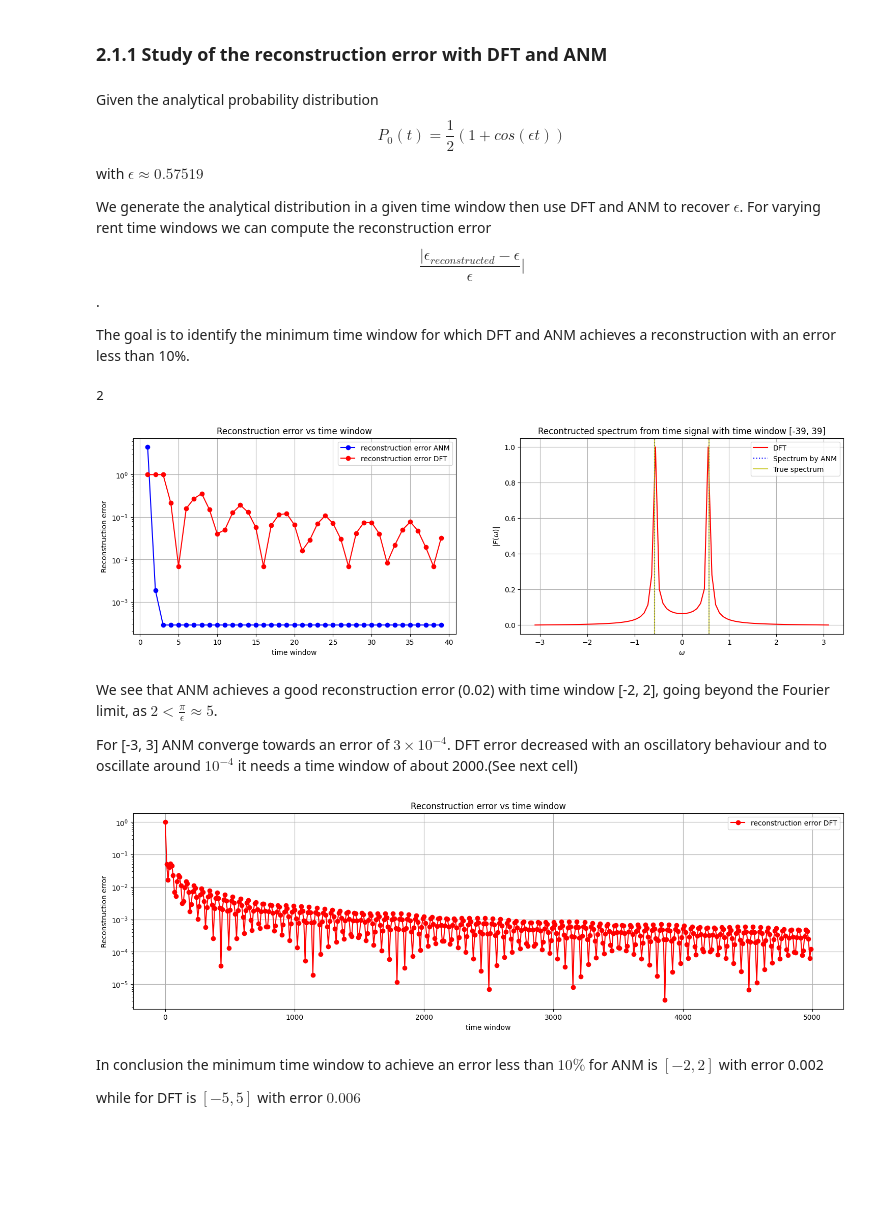
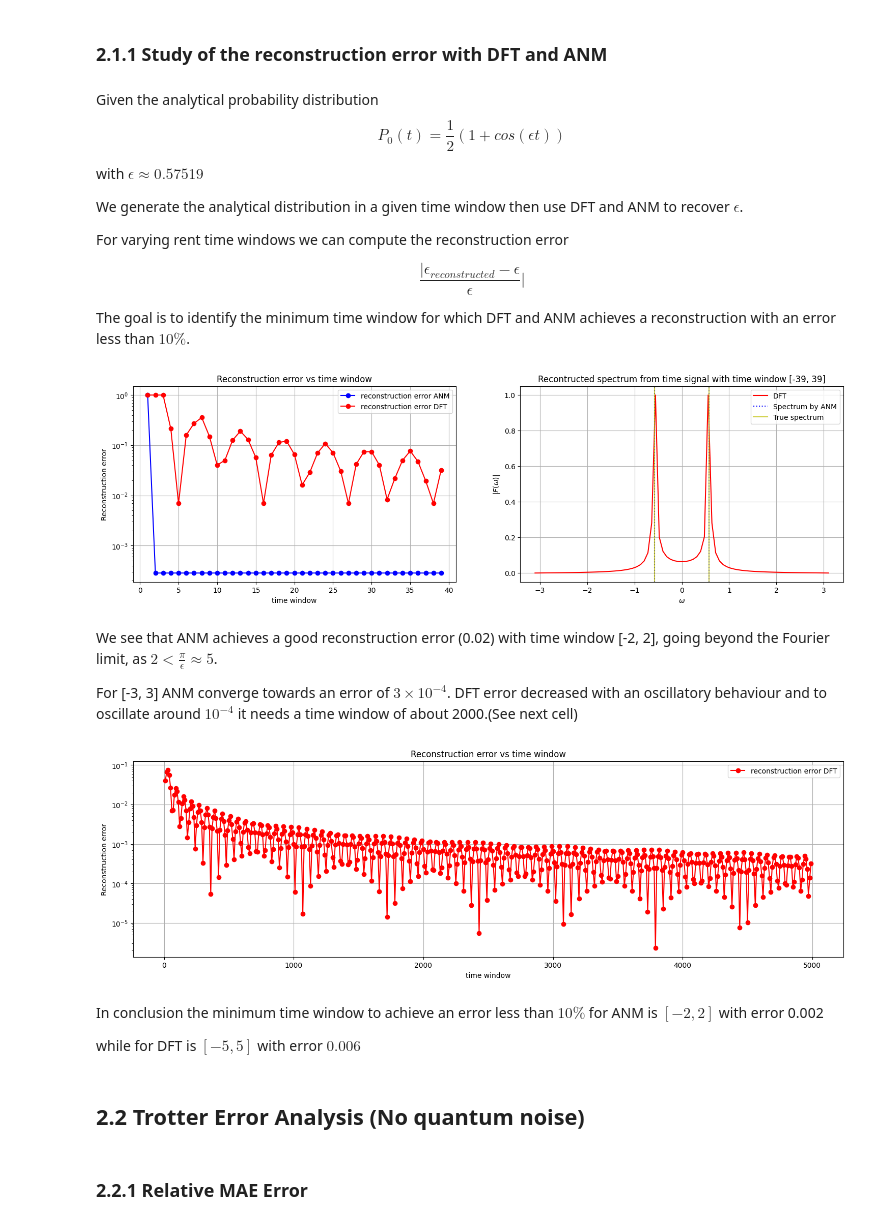
Before and after one commit to DuarteMagano/SuperResolution, a Jupyter notebook: report.ipynb, the cells around one changed output. Drawn from its saved outputs; the diff is of its cells as text; code cells hidden in the pictures; blank space fills up the shorter version.

```diff
--- a/report.ipynb
+++ b/report.ipynb
@@ -137,15 +138,13 @@ $$P_0(t)= \frac{1}{2} (1 + cos(\epsilon t))$$
 with $\epsilon \approx 0.57519 $
 
 We generate the analytical distribution in a given time window then use DFT and ANM to recover $\epsilon$.
+
 For varying rent time windows we can compute the reconstruction error
-$$\frac{|\epsilon_{reconstructed} - \epsilon }{\epsilon}|$$.
 
-The goal is to identify the minimum time window for which DFT and ANM achieves a reconstruction with an error less than 10%.
+
+$$\frac{|\epsilon_{reconstructed} - \epsilon }{\epsilon}|$$
+
+The goal is to identify the minimum time window for which DFT and ANM achieves a reconstruction with an error less than $10\%$.
-# %%
-np.arange(1, 10 + 2, 2),
-max(1, 2)
-# %% [output]
-2
 # %%
 # Here reconstruction error is studied with time window varying from [-T, T] to [-T * max_time_window, T * max_time_window]
 # In the plot on the left reconstruction error is showed vs time window,
@@ -156,14 +155,14 @@ step_size_time_window = 1 # Increment per loop
 
 error_list_DFT = []
 error_list_ANM = []
-times = np.arange(1, min(max_time_window, max_time_window + step_size_time_window), step_size_time_window) * T
+times = np.arange(1, max_time_window, step_size_time_window) * T
 
 fig, (ax1, ax2) = plt.subplots(1, 2, figsize=(18, 5))
 for i, time_window in enumerate(times):
     t = np.arange(-time_window, time_window + step_size_time_window)
     P_analytical = (1 + np.cos(epsilon * t)) / 2
-    DFT, ANM = Fourier_Transform(t, P_analytical - 1/2), Atomic_Norm_Minimization(t, P_analytical)
-    epsilon_ANM  = np.abs(ANM.get_spectrum(-np.pi, np.pi, lam=0., plot=False, threshold=0.05, w_exp=[epsilon], num_nu=5000)[0])
+    DFT, ANM = Fourier_Transform(t, P_analytical - 1/2), Atomic_Norm_Minimization(t, P_analytical - 1/2)
+    epsilon_ANM  = np.abs(ANM.get_spectrum(-np.pi, np.pi, lam=1e-5, plot=False, threshold=0.05, w_exp=[epsilon], num_nu=5000)[0])
     error_list_ANM.append(np.abs(epsilon - epsilon_ANM) / epsilon)
     result_DTF = DFT.get_DFT(plot=False)
     epsilon_DFT = np.abs(result_DTF[0][np.argmax(result_DTF[1])])
@@ -199,7 +198,7 @@ for i, time_window in enumerate(times):
 
 plt.close(fig)
 # %% [output]
-[figure, old version]
+[figure, new version]
 # %% [markdown]
 We see that ANM achieves a good reconstruction error (0.02) with time window [-2, 2], going beyond the Fourier limit, as $2 < \frac{\pi}{\epsilon} \approx 5 $.
 
@@ -208,39 +207,43 @@ DFT error decreased with an oscillatory behaviour and to oscillate around $10^{-
 # %%
 # Static plot Reconstruction error vs time window for DFT
 
-max_time_window = 5000    # Max Time window to choose
-step_size_time_window = 10  # Increment per loop
+max_time_window = 5000    # Max Time window (in periods T) to choose
+step_size_time_window = 10  # Increment (in periods T) per loop
 
 error_list_DFT = []
-times = np.arange(1, min(max_time_window, max_time_window + step_size_time_window), step_size_time_window) * T
+times = np.arange(step_size_time_window, min(max_time_window, max_time_window + step_size_time_window), step_size_time_window) * T
 
 fig, ax1 = plt.subplots(figsize=(18, 5))
 for i, time_window in enumerate(times):
     t = np.arange(-time_window, time_window + 1)
     P_analytical = (1 + np.cos(epsilon * t)) / 2
     DFT, ANM = Fourier_Transform(t, P_analytical - 1/2), Atomic_Norm_Minimization(t, P_analytical)
     result_DTF = DFT.get_DFT(plot=False)
     epsilon_DFT = np.abs(result_DTF[0][np.argmax(result_DTF[1])])
     error_list_DFT.append(np.abs(epsilon - epsilon_DFT) / epsilon)
 
 
     ax1.clear()
 
     ax1.plot(times[:i + 1], error_list_DFT, 'ro-', label="reconstruction error DFT")
     ax1.set_yscale('log')
     ax1.set_xlabel("time window")
     ax1.set_ylabel("Reconstruction error")
     ax1.set_title("Reconstruction error vs time window")
     ax1.legend()
     ax1.grid(True)
 
     clear_output(wait=True)
     display(fig)
 
 plt.close(fig)
 # %% [output]
-[figure, old version]
+[figure, new version]
 # %% [markdown]
 In conclusion the minimum time window to achieve an error less than $10\%$  for ANM is $[-2, 2]$ with error 0.002
 
 while for DFT is $[-5, 5]$ with error $0.006$
+# %% [markdown]
+## 2.2 Trotter Error Analysis (No quantum noise)
+# %% [markdown]
+### 2.2.1 Relative MAE Error
```
Also changed, not shown: parts of 12 cells of this notebook, 2 other files.
